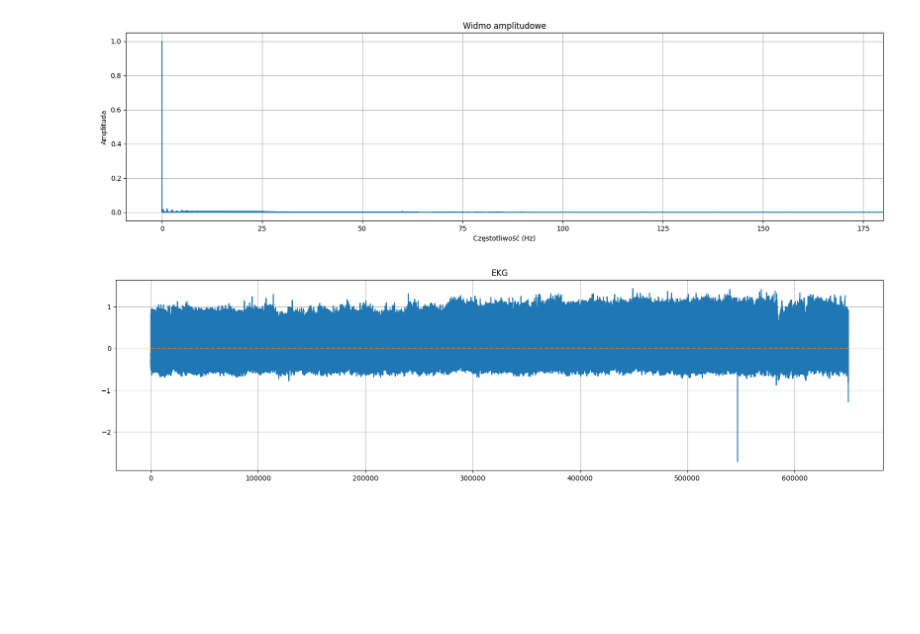
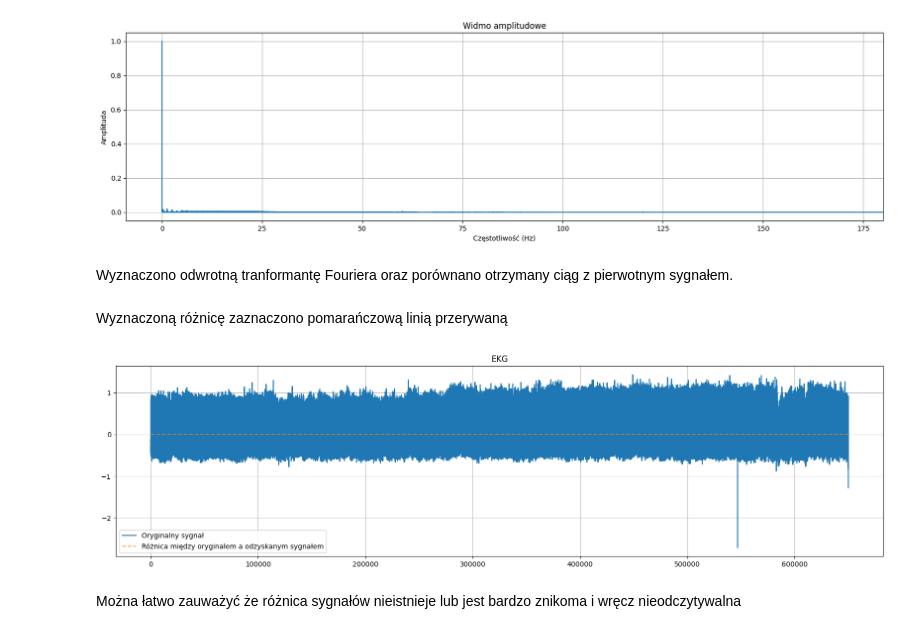
Before and after one commit to krysx7003/CPSO, a Jupyter notebook: Lab1/Cw3.ipynb, the cells around one changed output. Saved outputs shown, nothing was run; the diff lists cells and outputs as text; code cells hidden in the pictures; blank space fills up the shorter version.

```diff
--- a/Lab1/Cw3.ipynb
+++ b/Lab1/Cw3.ipynb
@@ -58,14 +73,21 @@ plt.ylabel('Amplituda')
 plt.show()
 # %% [output]
 [figure]
+# %% [markdown]
+Wyznaczono odwrotną tranformantę Fouriera oraz porównano otrzymany ciąg z pierwotnym sygnałem.
+# %% [markdown]
+Wyznaczoną różnicę zaznaczono pomarańczową linią przerywaną
 # %%
 inv_fourier = np.fft.ifft(fourier1).real
 inv_fourier = data_frame['data'] - inv_fourier
 plt.figure(figsize=(20,5))
-plt.plot(data_frame['data'])
-plt.plot(inv_fourier, linestyle="dashed", alpha=0.7)
+plt.plot(data_frame['data'], label="Oryginalny sygnał")
+plt.plot(inv_fourier, linestyle="dashed", alpha=0.7, label="Różnica między oryginałem a odzyskanym sygnałem")
 plt.grid(True)
+plt.legend()
 plt.title("EKG")
 plt.show()
 # %% [output]
-[figure, old version]
+[figure, new version]
+# %% [markdown]
+Można łatwo zauważyć że różnica sygnałów nieistnieje lub jest bardzo znikoma i wręcz nieodczytywalna
```
Also changed, not shown: parts of 9 cells of this notebook.
